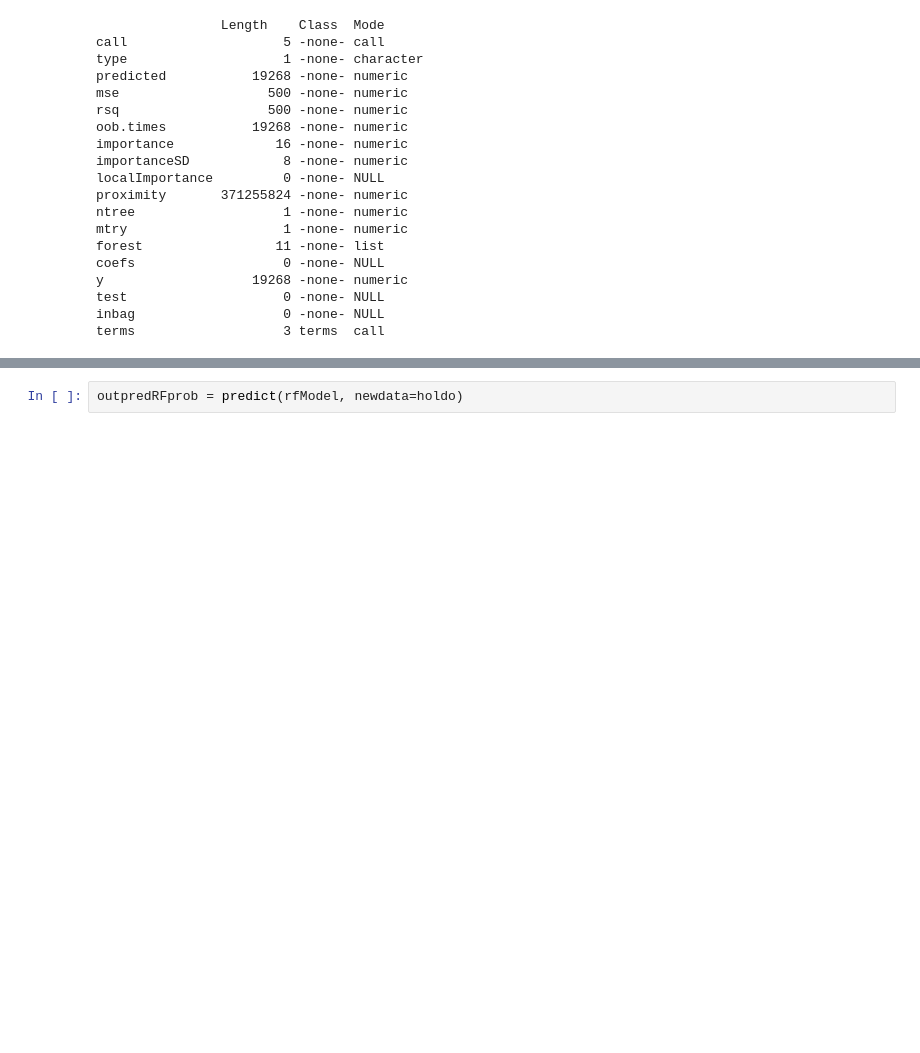
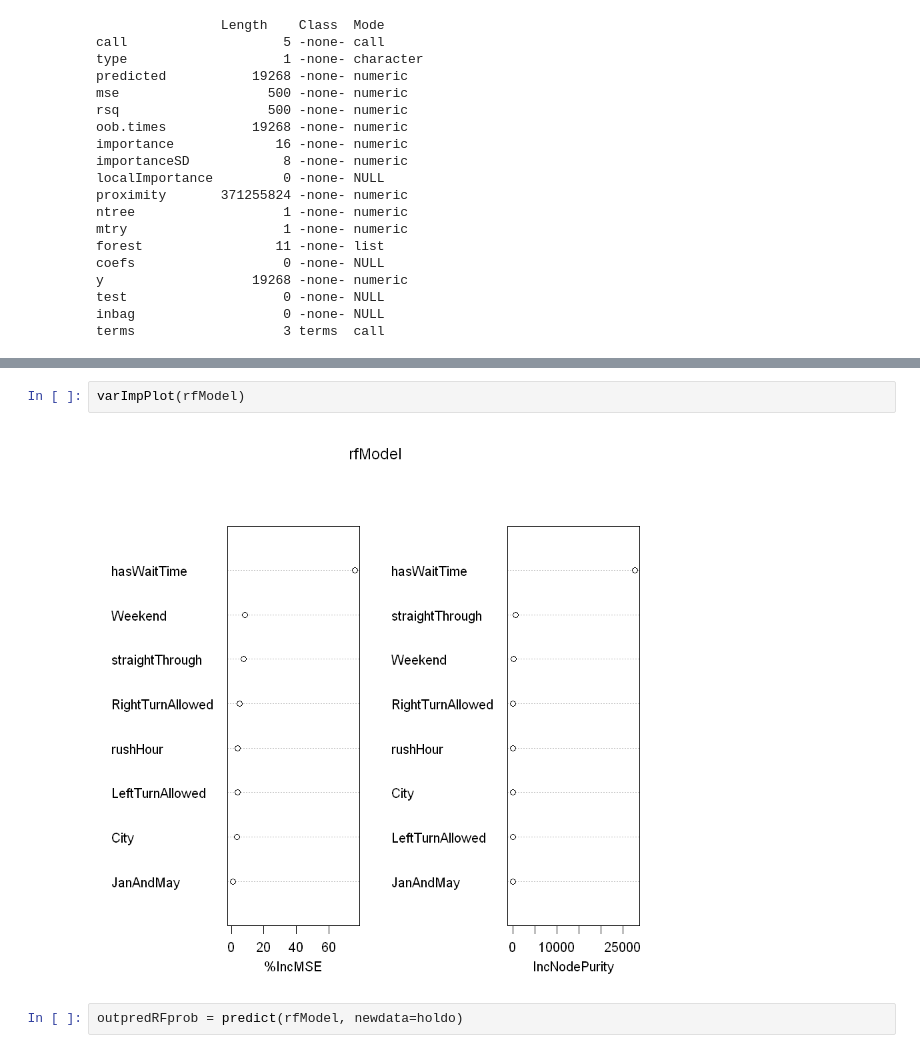
Before and after one commit to Haximilian/statistics447b, a Jupyter notebook: Statistics 447b Project - Adel.ipynb, the cells around one changed output, grey strips where cells are left out. Cells and saved outputs as stored; diff of their text form; blank space fills up the shorter version.

```diff
--- a/Statistics 447b Project - Adel.ipynb
+++ b/Statistics 447b Project - Adel.ipynb
@@ -861,3 +1155,7 @@ plot(rfModel)
+# %%
+varImpPlot(rfModel)
+# %% [output]
+[figure, added]
 # %%
 outpredRFprob = predict(rfModel, newdata=holdo)
 # %%
```
Also changed, not shown: parts of 51 cells of this notebook.
